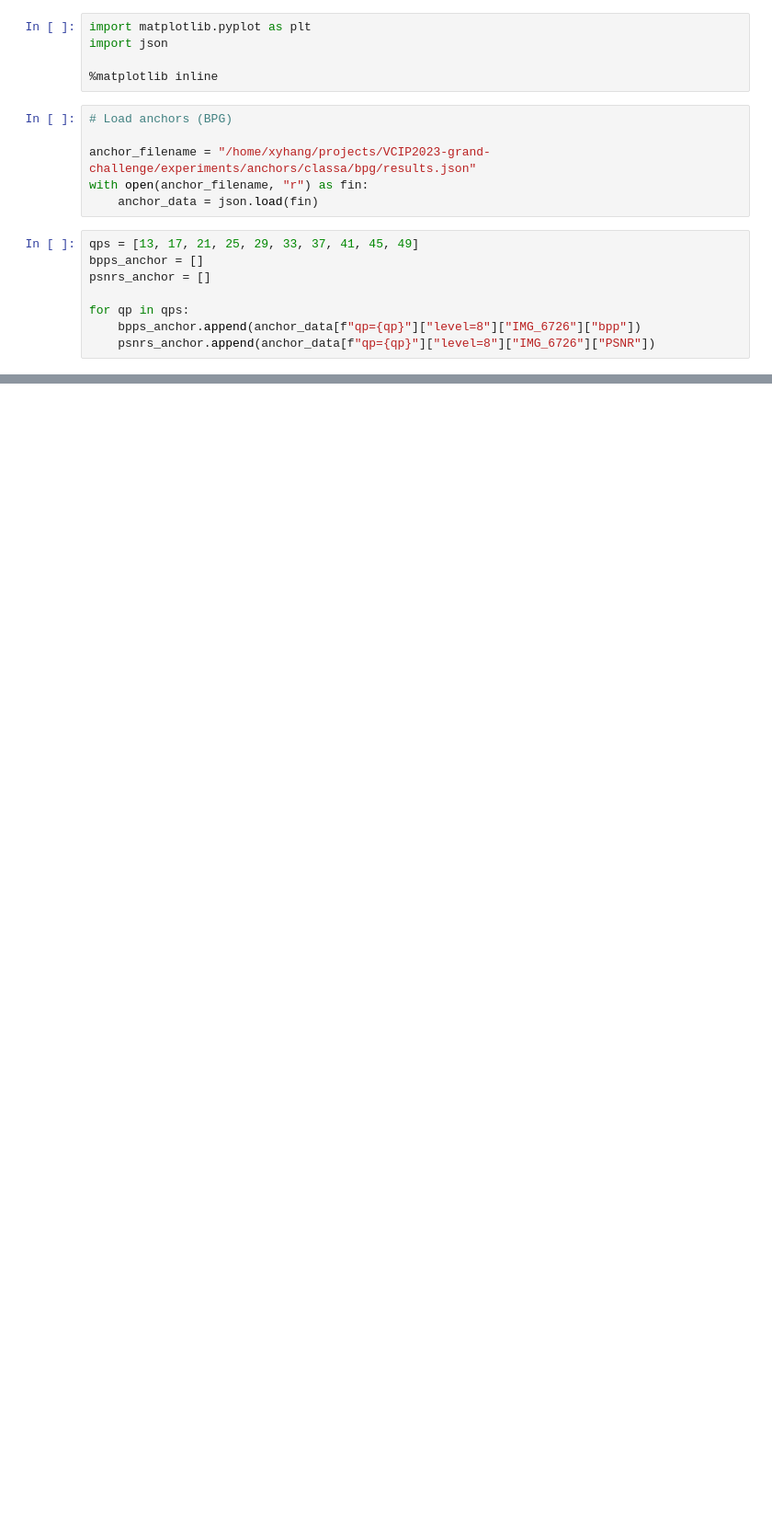
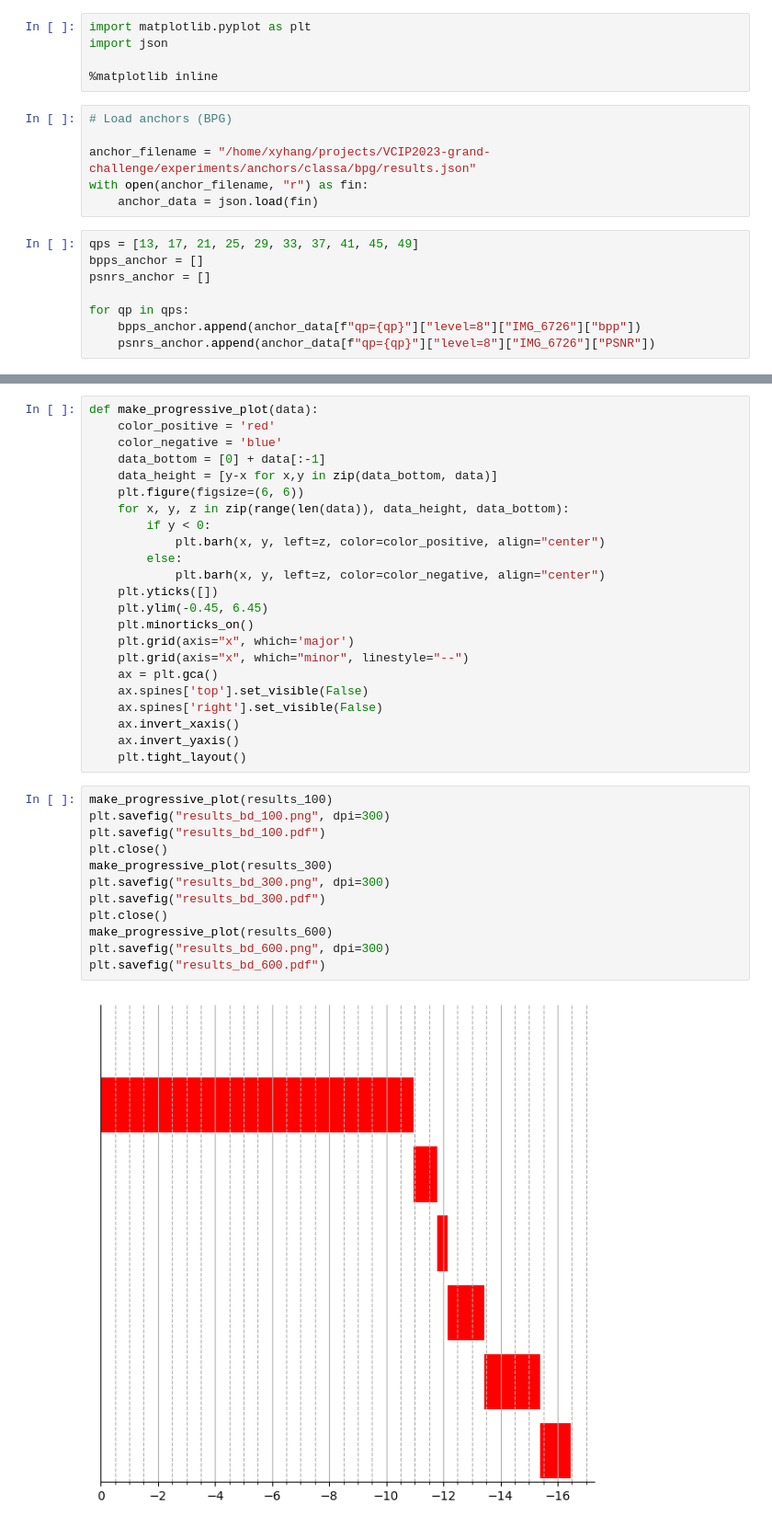
Before and after one commit to fgvfgfg564/TCM-lite, a Jupyter notebook: experiments/SAv1/ablation/6K/plot.ipynb, the cells around one changed output, grey strips where cells are left out. Shown: that part at 92% size. Drawn from its saved outputs; the diff is of its cells as text; blank space fills up the shorter version.

```diff
--- a/experiments/SAv1/ablation/6K/plot.ipynb
+++ b/experiments/SAv1/ablation/6K/plot.ipynb
@@ -82,0 +184,37 @@ for qscale in qscales:
+# %%
+def make_progressive_plot(data):
+    color_positive = 'red'
+    color_negative = 'blue'
+    data_bottom = [0] + data[:-1]
+    data_height = [y-x for x,y in zip(data_bottom, data)]
+    plt.figure(figsize=(6, 6))
+    for x, y, z in zip(range(len(data)), data_height, data_bottom):
+        if y < 0:
+            plt.barh(x, y, left=z, color=color_positive, align="center")
+        else:
+            plt.barh(x, y, left=z, color=color_negative, align="center")
+    plt.yticks([])
+    plt.ylim(-0.45, 6.45)
+    plt.minorticks_on()
+    plt.grid(axis="x", which='major')
+    plt.grid(axis="x", which="minor", linestyle="--")
+    ax = plt.gca()
+    ax.spines['top'].set_visible(False)
+    ax.spines['right'].set_visible(False)
+    ax.invert_xaxis()
+    ax.invert_yaxis()
+    plt.tight_layout()
+# %%
+make_progressive_plot(results_100)
+plt.savefig("results_bd_100.png", dpi=300)
+plt.savefig("results_bd_100.pdf")
+plt.close()
+make_progressive_plot(results_300)
+plt.savefig("results_bd_300.png", dpi=300)
+plt.savefig("results_bd_300.pdf")
+plt.close()
+make_progressive_plot(results_600)
+plt.savefig("results_bd_600.png", dpi=300)
+plt.savefig("results_bd_600.pdf")
+# %% [output]
+[figure, added]
```
Also changed, not shown: parts of 13 cells of this notebook, 8 other files.
